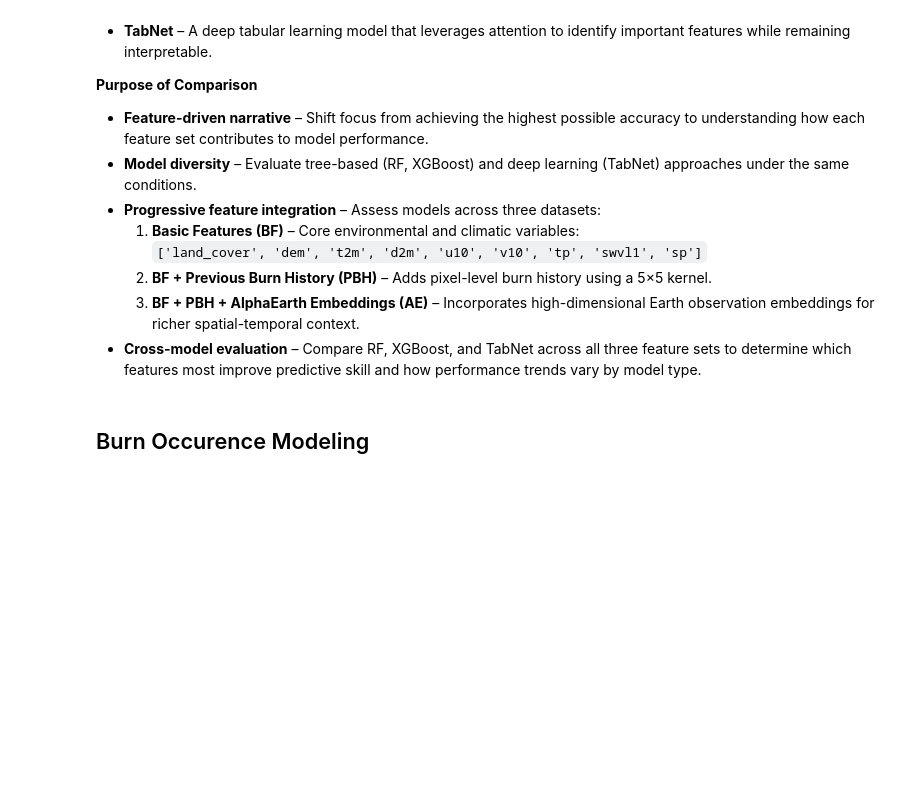
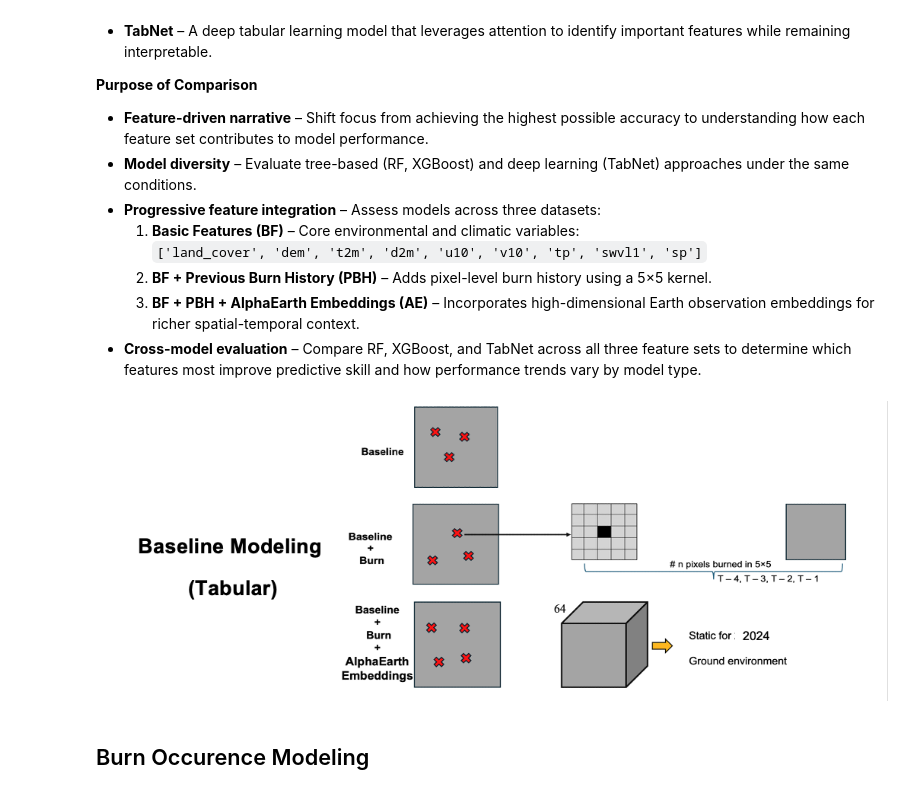
Before and after one commit to ddominguez2293/I_Guide_Team_2, a Jupyter notebook: 0.final_notebook_v3.ipynb, the cells around one changed output. Drawn from its saved outputs; the diff is of its cells as text; code cells hidden in the pictures; blank space fills up the shorter version.

```diff
--- a/0.final_notebook_v3.ipynb
+++ b/0.final_notebook_v3.ipynb
@@ -3,3 +4,7 @@ from IPython.display import Image
+# %%
+# Form the paths for different files
+BASE_DIR = Path.cwd()
+FIGURES_DIR = BASE_DIR / "data"/ "figures"
 # %% [markdown]
 # I-GUIDE Summer School 2025 - Team 2
 # GeoAI for Burn Area Analysis and Fire Risk Mapping in the Pantanal Wetlands
@@ -79,6 +84,10 @@ Our approach focuses on understanding how different feature sets influence predi
   2. **BF + Previous Burn History (PBH)** – Adds pixel-level burn history using a 5×5 kernel.
   3. **BF + PBH + AlphaEarth Embeddings (AE)** – Incorporates high-dimensional Earth observation embeddings for richer spatial-temporal context.
 - **Cross-model evaluation** – Compare RF, XGBoost, and TabNet across all three feature sets to determine which features most improve predictive skill and how performance trends vary by model type.
+# %%
+Image(filename=FIGURES_DIR / "baseline.png")
+# %% [output]
+[figure, added]
 # %% [markdown]
 ## Burn Occurence Modeling
 # %% [markdown]
```
Also changed, not shown: parts of 7 cells of this notebook.
